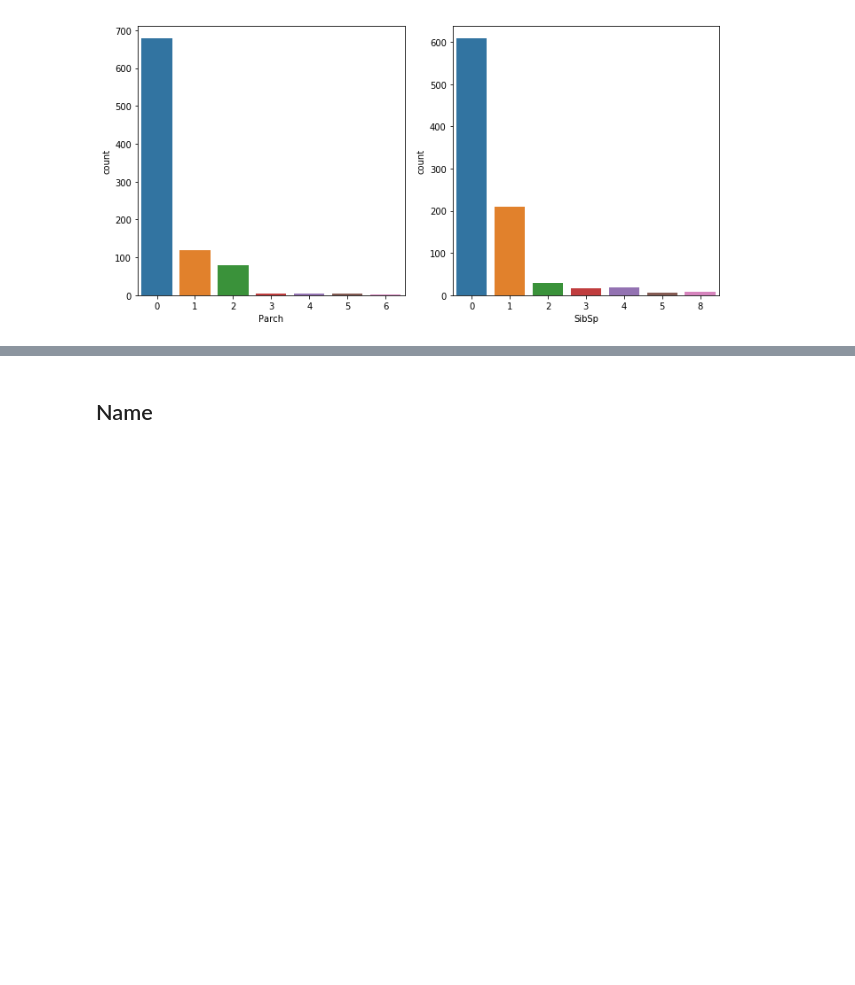
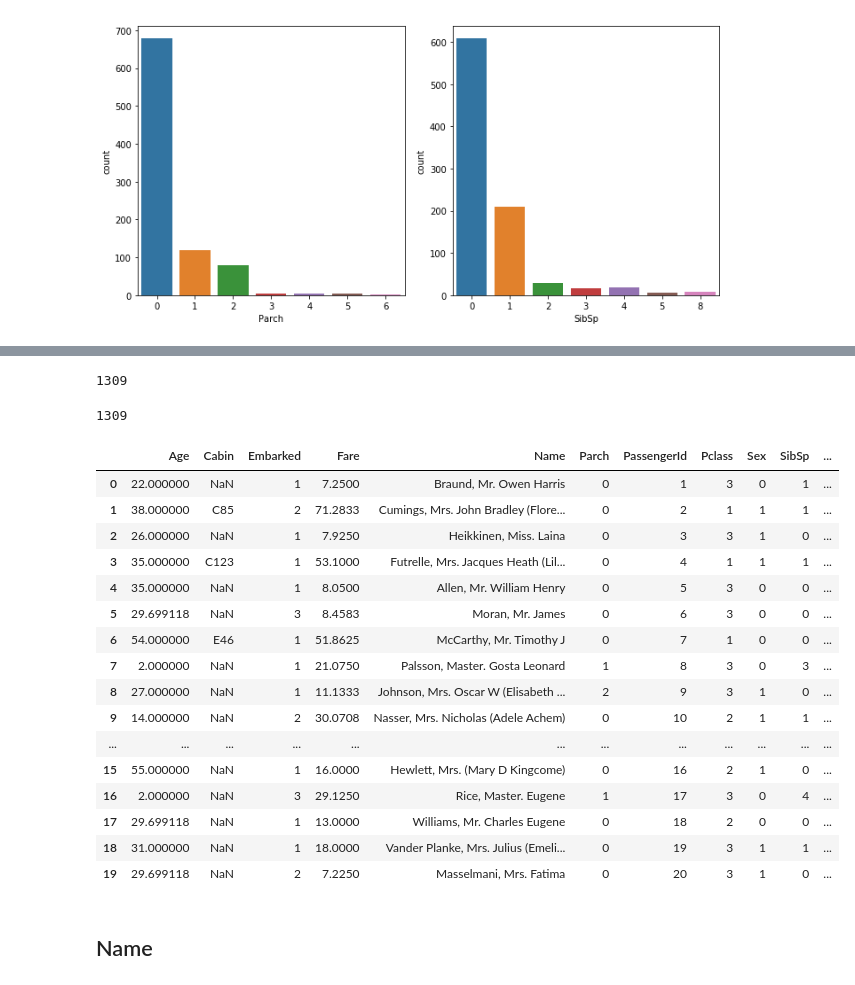
Before and after one commit to nuclth/Kaggle_Titanic, a Jupyter notebook: Survival.ipynb, the cells around one changed output, grey strips where cells are left out. Drawn from its saved outputs; the diff is of its cells as text; code cells hidden in the pictures; blank space fills up the shorter version.

Commit message:
Feature engineering done. Final data set ready for modeling

```diff
--- a/Survival.ipynb
+++ b/Survival.ipynb
@@ -308,3 +331,5 @@ plt.show()
+# %%
+full_df.Age = full_df.Age.fillna(train_df.Age.mean())
 # %% [markdown]
 ## Family
 # %%
@@ -326,3 +351,35 @@ plt.show()
+# %%
+print (full_df.Parch.count())
+full_df.SibSp.count()
+# %% [output]
+1309
+1309
+# %%
+family = pd.DataFrame()
+
+family['FamilySize'] = full_df.Parch + full_df.SibSp + 1
+# %%
+full_df['NotAlone'] = family.FamilySize.map (lambda fsize: 0 if fsize == 1 else 1).astype(int)
+# %%
+full_df.head(20)
+# %% [output]
+|  | Age | Cabin | Embarked | Fare | Name | Parch | PassengerId | Pclass | Sex | SibSp | ... |
+| 0 | 22.000000 | NaN | 1 | 7.2500 | Braund, Mr. Owen Harris | 0 | 1 | 3 | 0 | 1 | ... |
+| 1 | 38.000000 | C85 | 2 | 71.2833 | Cumings, Mrs. John Bradley (Flore... | 0 | 2 | 1 | 1 | 1 | ... |
+| 2 | 26.000000 | NaN | 1 | 7.9250 | Heikkinen, Miss. Laina | 0 | 3 | 3 | 1 | 0 | ... |
+| 3 | 35.000000 | C123 | 1 | 53.1000 | Futrelle, Mrs. Jacques Heath (Lil... | 0 | 4 | 1 | 1 | 1 | ... |
+| 4 | 35.000000 | NaN | 1 | 8.0500 | Allen, Mr. William Henry | 0 | 5 | 3 | 0 | 0 | ... |
+| 5 | 29.699118 | NaN | 3 | 8.4583 | Moran, Mr. James | 0 | 6 | 3 | 0 | 0 | ... |
+| 6 | 54.000000 | E46 | 1 | 51.8625 | McCarthy, Mr. Timothy J | 0 | 7 | 1 | 0 | 0 | ... |
+| 7 | 2.000000 | NaN | 1 | 21.0750 | Palsson, Master. Gosta Leonard | 1 | 8 | 3 | 0 | 3 | ... |
+| 8 | 27.000000 | NaN | 1 | 11.1333 | Johnson, Mrs. Oscar W (Elisabeth ... | 2 | 9 | 3 | 1 | 0 | ... |
+| 9 | 14.000000 | NaN | 2 | 30.0708 | Nasser, Mrs. Nicholas (Adele Achem) | 0 | 10 | 2 | 1 | 1 | ... |
+| ... | ... | ... | ... | ... | ... | ... | ... | ... | ... | ... | ... |
+| 15 | 55.000000 | NaN | 1 | 16.0000 | Hewlett, Mrs. (Mary D Kingcome) | 0 | 16 | 2 | 1 | 0 | ... |
+| 16 | 2.000000 | NaN | 3 | 29.1250 | Rice, Master. Eugene | 1 | 17 | 3 | 0 | 4 | ... |
+| 17 | 29.699118 | NaN | 1 | 13.0000 | Williams, Mr. Charles Eugene | 0 | 18 | 2 | 0 | 0 | ... |
+| 18 | 31.000000 | NaN | 1 | 18.0000 | Vander Planke, Mrs. Julius (Emeli... | 0 | 19 | 3 | 1 | 1 | ... |
+| 19 | 29.699118 | NaN | 2 | 7.2250 | Masselmani, Mrs. Fatima | 0 | 20 | 3 | 1 | 0 | ... |
 # %% [markdown]
 ## Name
 # %%
```
Also changed, not shown: parts of 68 cells of this notebook.
